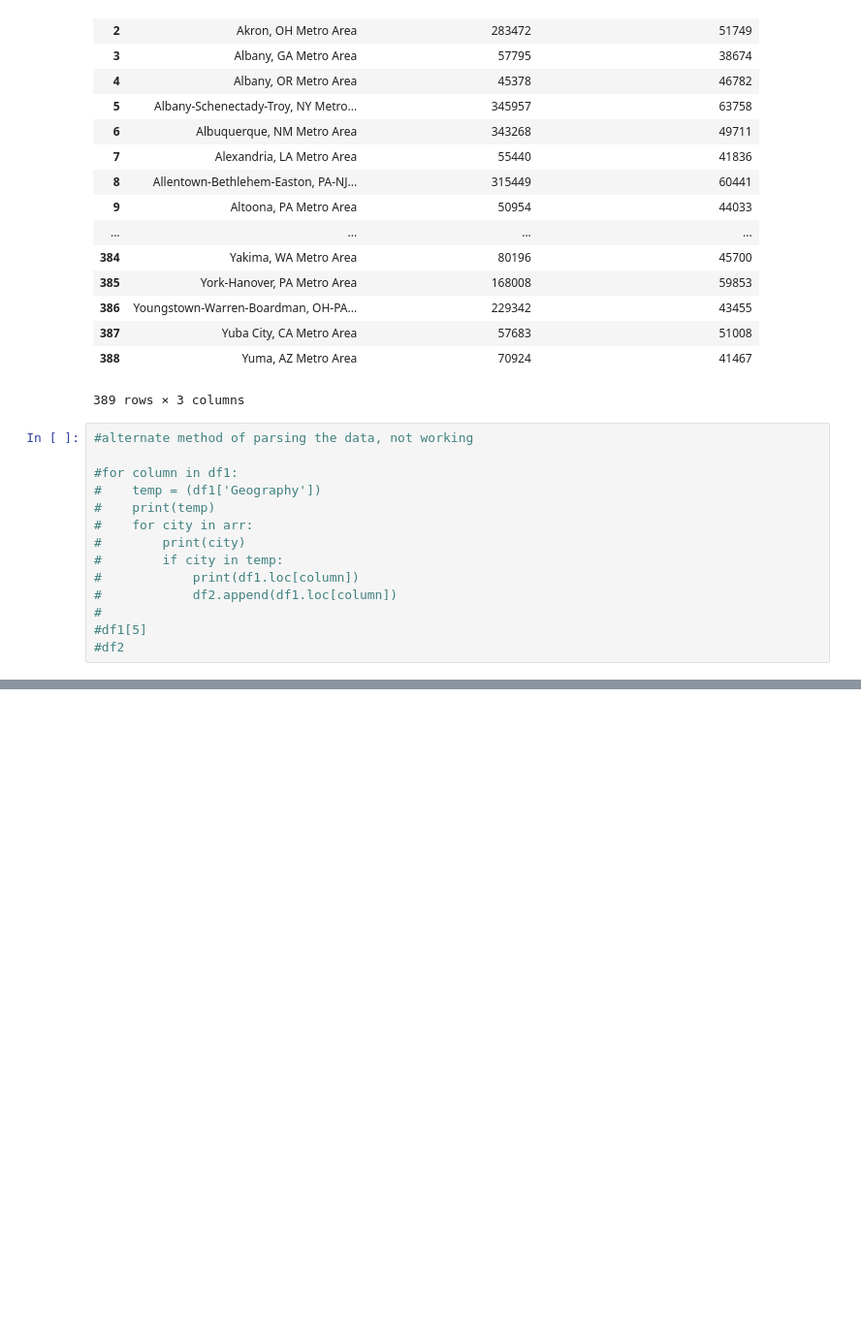
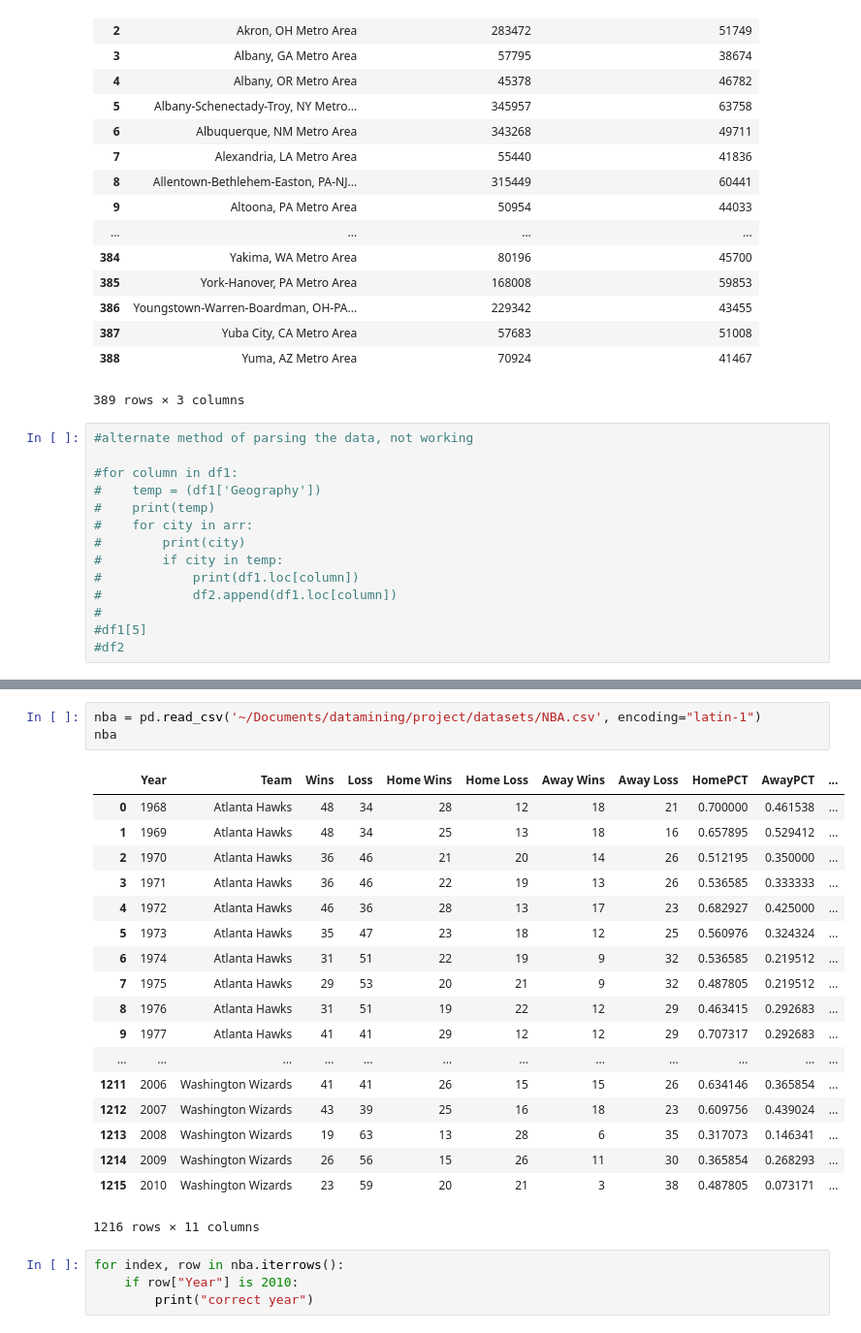
Before and after one commit to FB-Reda/HomeFieldAdvantage, a Jupyter notebook: census.ipynb, the cells around one changed output, grey strips where cells are left out. Shown: that part at 97% size. Drawn from its saved outputs; the diff is of its cells as text; blank space fills up the shorter version.

```diff
--- a/census.ipynb
+++ b/census.ipynb
@@ -94,0 +98,26 @@ df3
+# %%
+nba = pd.read_csv('~/Documents/datamining/project/datasets/NBA.csv', encoding="latin-1")
+nba
+# %% [output]
+|  | Year | Team | Wins | Loss | Home Wins | Home Loss | Away Wins | Away Loss | HomePCT | AwayPCT | ... |
+| 0 | 1968 | Atlanta Hawks | 48 | 34 | 28 | 12 | 18 | 21 | 0.700000 | 0.461538 | ... |
+| 1 | 1969 | Atlanta Hawks | 48 | 34 | 25 | 13 | 18 | 16 | 0.657895 | 0.529412 | ... |
+| 2 | 1970 | Atlanta Hawks | 36 | 46 | 21 | 20 | 14 | 26 | 0.512195 | 0.350000 | ... |
+| 3 | 1971 | Atlanta Hawks | 36 | 46 | 22 | 19 | 13 | 26 | 0.536585 | 0.333333 | ... |
+| 4 | 1972 | Atlanta Hawks | 46 | 36 | 28 | 13 | 17 | 23 | 0.682927 | 0.425000 | ... |
+| 5 | 1973 | Atlanta Hawks | 35 | 47 | 23 | 18 | 12 | 25 | 0.560976 | 0.324324 | ... |
+| 6 | 1974 | Atlanta Hawks | 31 | 51 | 22 | 19 | 9 | 32 | 0.536585 | 0.219512 | ... |
+| 7 | 1975 | Atlanta Hawks | 29 | 53 | 20 | 21 | 9 | 32 | 0.487805 | 0.219512 | ... |
+| 8 | 1976 | Atlanta Hawks | 31 | 51 | 19 | 22 | 12 | 29 | 0.463415 | 0.292683 | ... |
+| 9 | 1977 | Atlanta Hawks | 41 | 41 | 29 | 12 | 12 | 29 | 0.707317 | 0.292683 | ... |
+| ... | ... | ... | ... | ... | ... | ... | ... | ... | ... | ... | ... |
+| 1211 | 2006 | Washington Wizards | 41 | 41 | 26 | 15 | 15 | 26 | 0.634146 | 0.365854 | ... |
+| 1212 | 2007 | Washington Wizards | 43 | 39 | 25 | 16 | 18 | 23 | 0.609756 | 0.439024 | ... |
+| 1213 | 2008 | Washington Wizards | 19 | 63 | 13 | 28 | 6 | 35 | 0.317073 | 0.146341 | ... |
+| 1214 | 2009 | Washington Wizards | 26 | 56 | 15 | 26 | 11 | 30 | 0.365854 | 0.268293 | ... |
+| 1215 | 2010 | Washington Wizards | 23 | 59 | 20 | 21 | 3 | 38 | 0.487805 | 0.073171 | ... |
+1216 rows × 11 columns
+# %%
+for index, row in nba.iterrows():
+    if row["Year"] is 2010:
+        print("correct year")
```
Also changed, not shown: parts of 16 cells of this notebook, 1 other file.
